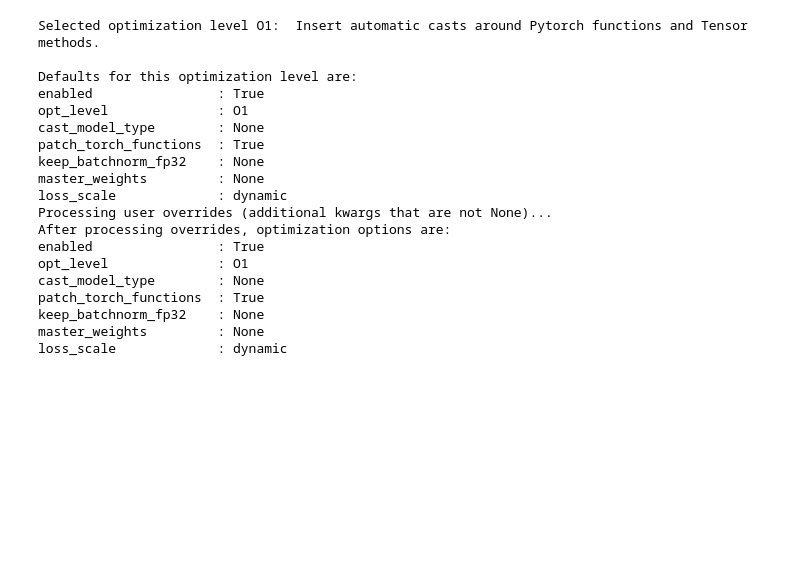
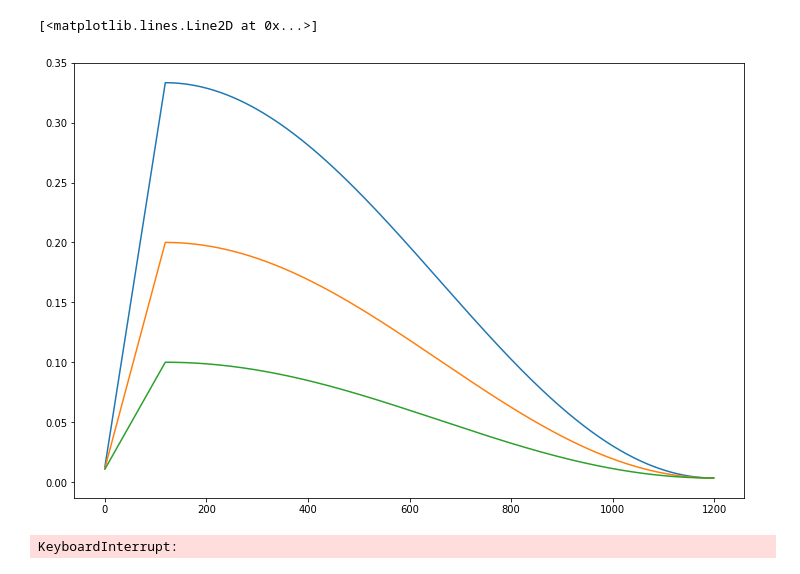
Before and after one commit to devforfu/protein, a Jupyter notebook: xx_tricks.ipynb, the cells around one changed output. Cells and saved outputs as stored; diff of their text form; code cells hidden in the pictures; blank space fills up the shorter version.

```diff
--- a/xx_tricks.ipynb
+++ b/xx_tricks.ipynb
@@ -114,25 +129,44 @@ plt.plot(lrs[:, 2])
+# %%
+input_tensor = torch.ones((16, 3, 32, 32))
+m = Model()
+base_lr = 1.0
+
+opt = torch.optim.AdamW(params=[
+    {'params': m.c1.parameters(), 'lr': base_lr/3},
+    {'params': m.c2.parameters(), 'lr': base_lr/5},
+    {'params': m.fc.parameters(), 'lr': base_lr/10}
+])
+
+n = 120
+lrs = []
+index = 0
+epochs = 10
+warmup_steps = 3
+eta_min = 0.1
+
+sched = CosineDecay(
+    opt, epochs*n, linear_frac=0.1,
+    linear_start=base_lr / 100,
+    min_lr=base_lr / 300)
+
+for epoch in range(1, epochs + 1):
+    for _ in range(n):
+        sched.step()
+        lrs.append(sched.get_lr())
+
+lrs = np.array(lrs)
+# %%
+f, ax = plt.subplots(1, 1, figsize=(12, 8))
+ax.plot(lrs[:, 0])
+ax.plot(lrs[:, 1])
+ax.plot(lrs[:, 2])
+# %% [output]
+[<matplotlib.lines.Line2D at 0x...>]
+[figure, added]
 # %%
 from apex import amp
 opt_level = 'O1'
 m = m.to('cuda:0')
 m, opt = amp.initialize(m, opt, opt_level=opt_level, num_losses=1)
 # %% [output]
-Selected optimization level O1:  Insert automatic casts around Pytorch functions and Tensor methods.
-
-Defaults for this optimization level are:
-enabled                : True
-opt_level              : O1
-cast_model_type        : None
-patch_torch_functions  : True
-keep_batchnorm_fp32    : None
-master_weights         : None
-loss_scale             : dynamic
-Processing user overrides (additional kwargs that are not None)...
-After processing overrides, optimization options are:
-enabled                : True
-opt_level              : O1
-cast_model_type        : None
-patch_torch_functions  : True
-keep_batchnorm_fp32    : None
-master_weights         : None
-loss_scale             : dynamic
+KeyboardInterrupt:
```
Also changed, not shown: parts of 8 cells of this notebook, 21 other files.
